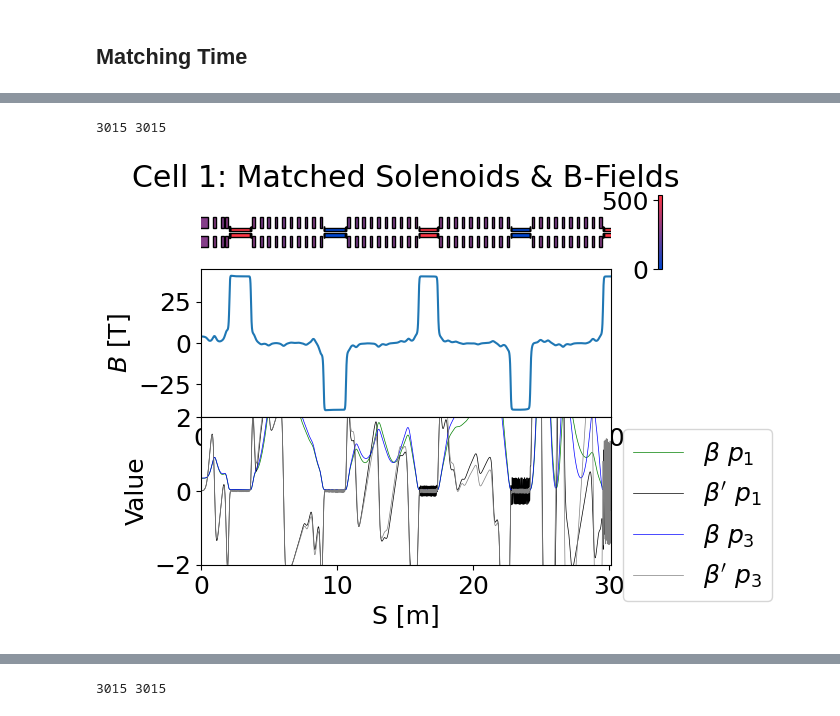
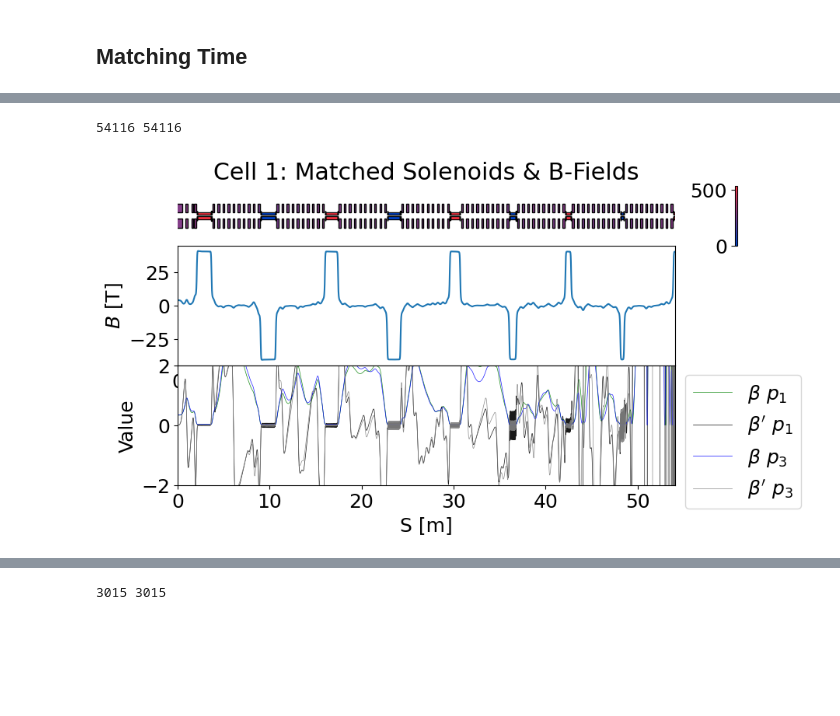
Before and after one commit to MuonCollider-WG4/muon_final_cooling, a Jupyter notebook: matched_lattice_10cell.ipynb, the cells around one changed output, grey strips where cells are left out. Drawn from its saved outputs; the diff is of its cells as text; code cells hidden in the pictures; blank space fills up the shorter version.

Commit message:
18-11-25_prerelease_cell6_10

```diff
--- a/matched_lattice_10cell.ipynb
+++ b/matched_lattice_10cell.ipynb
@@ -659,10 +669,10 @@ with open(f'Cell10_Ver0.00_220825.g4bl', "w") as f:
                 f.write(rf)
         f.write('''
                 ''')
-        #f.write(track_all)
+        f.write(track_all)
         #f.write(track_p0)
         #f.write(track_p1)
-        f.write(track_p2)
+        #f.write(track_p2)
 
 subprocess.run([r"C:\Program Files\Muons, Inc\G4beamline\bin\g4bl.exe", f"Cell10_Ver0.00_220825.g4bl"])
 # %% [output]
@@ -804,0 +746,20 @@ plt.legend()
+# %%
+track_dict = readfile(f'2208_Ver0.00_MatchingCell10_p1.txt', 'for009')
+sol_df1 = pd.DataFrame(track_dict)
+track_dict = readfile(f'2208_Ver0.00_MatchingCell10_p2.txt', 'for009')
+sol_df2 = pd.DataFrame(track_dict)
+track_dict = readfile(f'2208_Ver0.00_MatchingCell10_p0.txt', 'for009')
+sol_df0 = pd.DataFrame(track_dict)
+
+plt.plot(sol_df1[sol_df1.IEVT==0].Z, sol_df1[sol_df1.IEVT==0].Pz*1E3, 'b', label=f'sigma -ve')
+plt.plot(sol_df2[sol_df2.IEVT==0].Z, sol_df2[sol_df2.IEVT==0].Pz*1E3, 'r', label=f'sigma +ve')
+plt.plot(sol_df0[sol_df0.IEVT==0].Z, sol_df0[sol_df0.IEVT==0].Pz*1E3, 'k', label=f'mean KE')
+
+plt.ylabel('Pz [MeV]'), plt.xlabel('S [m]')
+
+for i in range(10):
+    plt.hlines(P((Energies[i]-EnergySpreads[i]/2)*1E6)*1E-6, H_pos_arr[i]-H_Lsol_list[i]/2, H_pos_arr[i]+H_Lsol_list[i]/2, color='grey')
+    plt.hlines(P((Energies[i]+EnergySpreads[i]/2)*1E6)*1E-6, H_pos_arr[i]-H_Lsol_list[i]/2, H_pos_arr[i]+H_Lsol_list[i]/2, color='grey')
+    plt.hlines(P(Energies[i]*1E6)*1E-6, H_pos_arr[i]-H_Lsol_list[i]/2, H_pos_arr[i]+H_Lsol_list[i]/2, color='k')
+plt.hlines(P(Energies[i]*1E6)*1E-6, H_pos_arr[i]-H_Lsol_list[i]/2, H_pos_arr[i]+H_Lsol_list[i]/2, color='k', label='Energy Targets')
+#plt.legend()
@@ -805,5 +769,5 @@ plt.legend()
 # %%
-pid1_PMev, pid2_PMev, pid3_PMev, s1_particle, s2_particle, s3_particle = sol_df0[sol_df0.IEVT==0].Pz*1E3, sol_df0[sol_df0.IEVT==1].Pz*1E3, sol_df0[sol_df0.IEVT==3].Pz*1E3, sol_df0[sol_df0.IEVT==0].Z, sol_df0[sol_df0.IEVT==1].Z, sol_df0[sol_df0.IEVT==3].Z
+pid1_PMev, pid2_PMev, pid3_PMev, s1_particle, s2_particle, s3_particle = sol_df1[sol_df1.IEVT==0].Pz*1E3, sol_df0[sol_df0.IEVT==0].Pz*1E3, sol_df2[sol_df2.IEVT==0].Pz*1E3, sol_df1[sol_df1.IEVT==0].Z, sol_df0[sol_df0.IEVT==0].Z, sol_df2[sol_df2.IEVT==0].Z
 # With linear decrease
 p1_interp = interp1d(s1_particle, 1E-3*pid1_PMev, kind='linear', fill_value="extrapolate")
 p2_interp = interp1d(s2_particle, 1E-3*pid2_PMev, kind='linear', fill_value="extrapolate")
@@ -1282,7 +1428,7 @@ np.float64(949.7426459893013)
 import matplotlib as mpl
 import matplotlib.colors as mcolors
 
-fig = plt.figure()
+fig = plt.figure(figsize=(10,5))
 gs = mpl.gridspec.GridSpec(3, 2, height_ratios=[0.5, 1, 1], width_ratios=[1, 0.1])
 # Create axes
 ax1 = fig.add_subplot(gs[0])
@@ -1291,9 +1437,9 @@ ax3 = fig.add_subplot(gs[4])
 cax = fig.add_subplot(gs[1])
 plt.subplots_adjust(hspace=0)
 
-ncell_match = 4
+ncell_match = 8
 s_start, s_end = 0, H_solenoid_list[ncell_match].position
-s = np.linspace(s_start, s_end, int((s_end-s_start)*100))
+s = np.linspace(s_start, s_end, int((s_end-s_start)*1000))
 
 p1 = p1_interp(s)
 p2 = p2_interp(s)
@@ -1310,36 +1456,36 @@ for solenoid in sol_list:
     ax1.add_patch(rect_outer)
     ax1.add_patch(rect_inner)
 
 # Add colorbar
 sm = plt.cm.ScalarMappable(cmap=cmap_r, norm=mcolors.Normalize(vmin=0, vmax=I_max))
 sm.set_array([])
 cbar = plt.colorbar(sm, ax=cax, location='left')
 
 # Set plot limits and labels
 ax1.set(xlim=(0, max_S), ylim=(-1*max_r, max_r), xlabel=(r'$s$ [m]'), ylabel=(r'$R$ [m]'))
 
 ax2.plot(s, B_superposed)
 ax2.set(ylabel=(r'$B$ [T]'), xlim=(0, max_S))
 
 # Plotting the results
 
-ax3.plot(s, beta_interp1, c='g', lw=0.5, label=r'$\beta \ p_1$')
-ax3.plot(s, betaP_interp1, c='k', lw=0.5,label=r'$\beta^{\prime} \ p_1$')
+ax3.plot(s, beta_interp1, c='g', lw=0.5, alpha=0.9, label=r'$\beta \ p_1$')
+ax3.plot(s, betaP_interp1, c='k', lw=0.5,alpha=0.9, label=r'$\beta^{\prime} \ p_1$')
 
-ax3.plot(s, beta_interp3, c='b', lw=0.5, label=r'$\beta \ p_3$')
-ax3.plot(s, betaP_interp3, c='grey', lw=0.5, label=r'$\beta^{\prime} \ p_3$')
+ax3.plot(s, beta_interp3, c='b', lw=0.5, alpha=0.9, label=r'$\beta \ p_3$')
+ax3.plot(s, betaP_interp3, c='grey', lw=0.5,alpha=0.9, label=r'$\beta^{\prime} \ p_3$')
 
 ax3.set(xlabel='S [m]', ylabel='Value', xlim=(0, max_S), ylim=(-2,2 ))
 ax3.legend(bbox_to_anchor=(1.0, 1.0))
 
 #for point in points:
 #    ax3.plot(point, 0, 'bo')
 
 ax1.set_axis_off()
 cax.set_axis_off()
 
 ax1.set_title('Cell 1: Matched Solenoids & B-Fields')
 plt.show()
 # %% [output]
-3015 3015
+54116 54116
-[figure, old version]
+[figure, new version]
```
Also changed, not shown: parts of 28 cells of this notebook, 6 other files.
